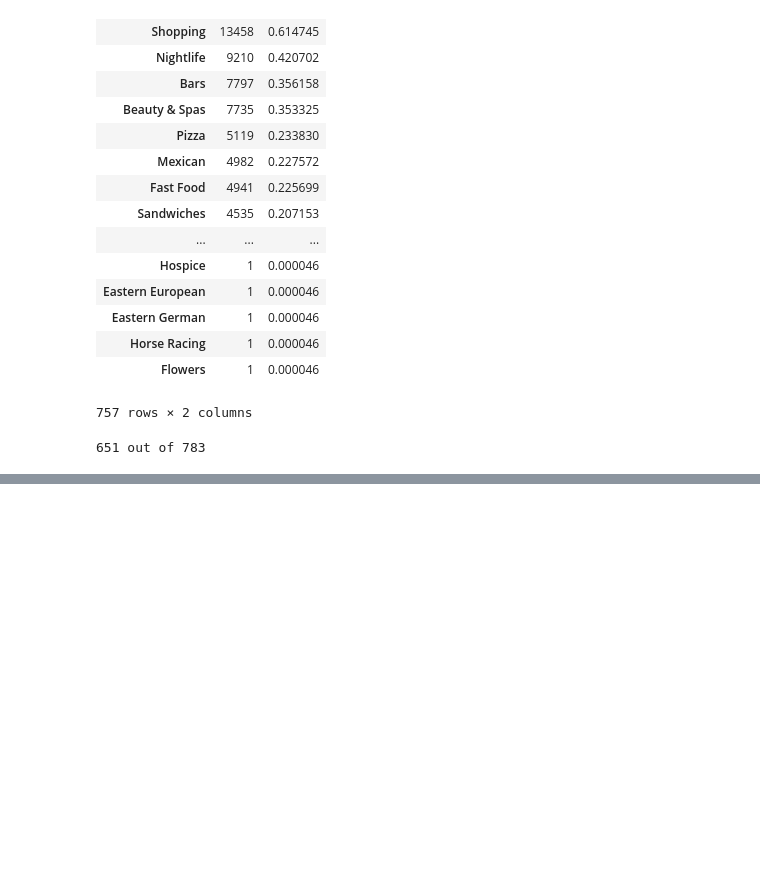
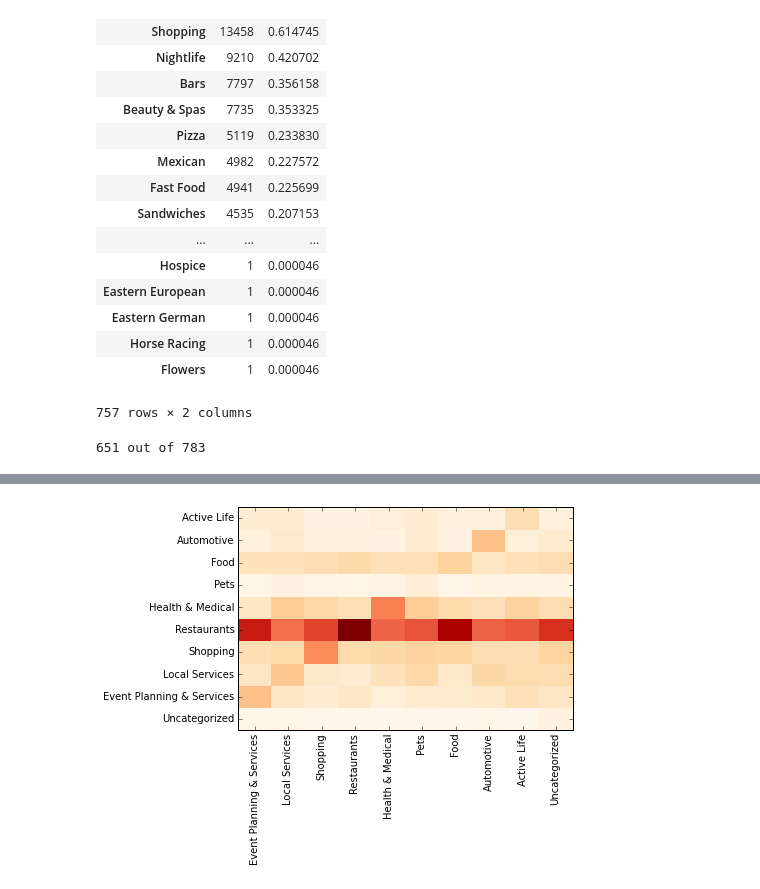
Before and after one commit to hermannsblum/disco_data_challenge, a Jupyter notebook: Distances.ipynb, the cells around one changed output, grey strips where cells are left out. Drawn from its saved outputs; the diff is of its cells as text; code cells hidden in the pictures; blank space fills up the shorter version.

```diff
--- a/Distances.ipynb
+++ b/Distances.ipynb
@@ -246,4 +207,16 @@ df.loc[ten_categories]
 | Education | 0.021079 | 0.024027 | 0.028491 | 0.050669 | 0.076518 | 0.052929 | ... |
 | Cafes | 0.046194 | 0.102458 | 0.101501 | 0.064856 | 0.048178 | 0.074512 | ... |
 | Fashion | 0.695706 | 0.135986 | 0.186212 | 0.135387 | 0.122672 | 0.164954 | ... |
+# %%
+# Normiere nach Spalten
+norm_cat_map = cat_map
+for (name, column) in norm_cat_map.iteritems():
+    column_sum = column.sum()
+    norm_cat_map[name] = column / column_sum
+plt.pcolor(norm_cat_map, cmap='OrRd')
+plt.yticks(np.arange(0.5, len(names), 1), cat_map.index)
+plt.xticks(np.arange(0.5, len(names), 1), cat_map.columns.values, rotation='vertical')
+plt.show()
+# %% [output]
+[figure, added]
 # %%
```
Also changed, not shown: parts of 13 cells of this notebook, 1 other file.
